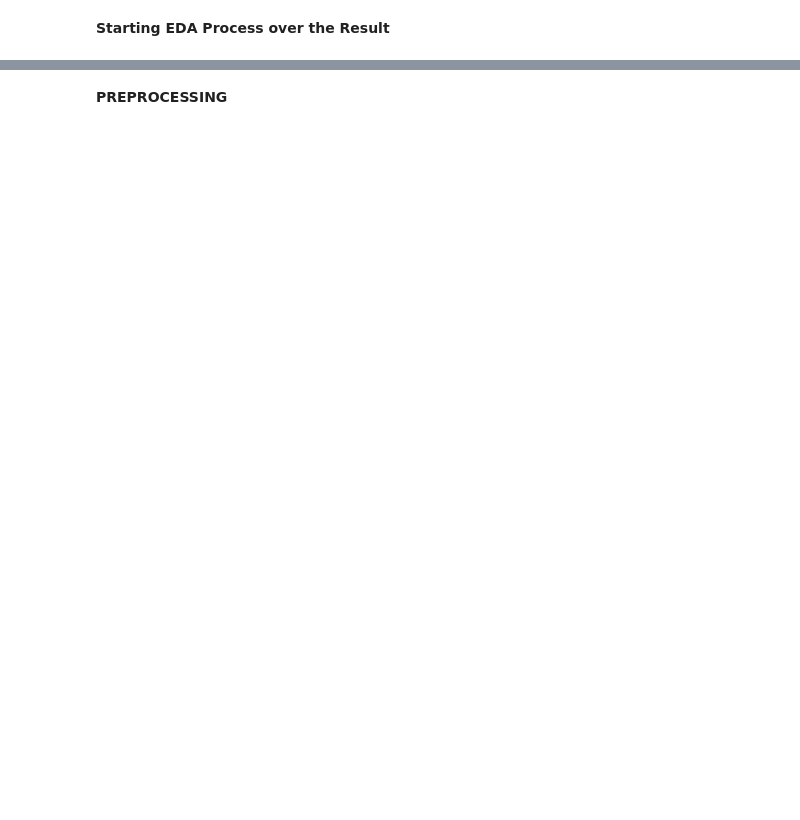
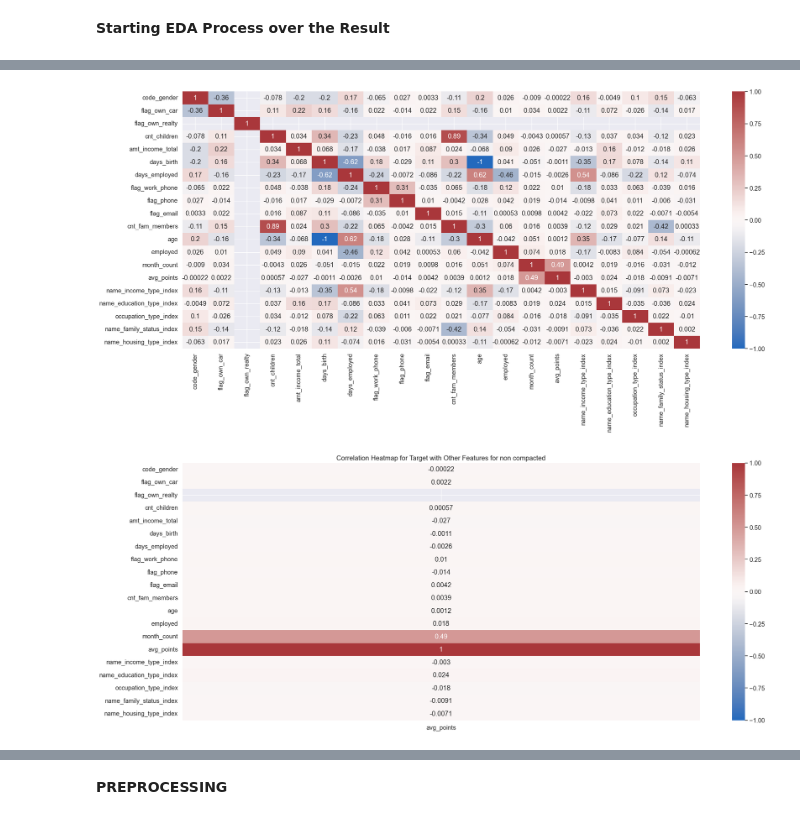
Before and after one commit to leo140803/Credit-Card-Approval-Prediction, a Jupyter notebook: proyek.ipynb, the cells around one changed output, grey strips where cells are left out. Drawn from its saved outputs; the diff is of its cells as text; code cells hidden in the pictures; blank space fills up the shorter version.

```diff
--- a/proyek.ipynb
+++ b/proyek.ipynb
@@ -433,6 +433,6 @@ df_credit_processed = df_credit_processed.groupby('id')\
                             sum('points').alias('sum_points')
                         )
 df_credit_processed = df_credit_processed.withColumn('avg_points', col('sum_points') / col('month_count'))
-df_credit_processed = df_credit_processed.drop('month_count','sum_points')
+df_credit_processed = df_credit_processed.drop('sum_points')
 df_credit_processed.show()
 # %% [output]
@@ -628,0 +630,34 @@ df_joined_processed.select([count(c).alias(c) for c in df_joined_processed.colum
+# %%
+# use string indexer all for the non compacted
+categorical_columns = ['name_income_type','name_education_type','occupation_type','name_family_status','name_housing_type']
+indexers = [StringIndexer(inputCol=col, outputCol=col + "_index") for col in categorical_columns]
+pipeline = Pipeline(stages=indexers)
+df_non_compacted = pipeline.fit(df_joined_processed).transform(df_joined_processed)
+# %%
+# find the correlation matrix without the tuning of the data for non compacted data
+elimination = ['id','name_income_type','name_education_type','occupation_type','name_family_status','name_housing_type']
+included_columns = [col for col in df_non_compacted.columns if col != "label" and col not in elimination]
+
+assembler = VectorAssembler(inputCols=included_columns, outputCol="features")
+df_vector = assembler.transform(df_non_compacted).select("features")
+
+correlation_matrix = Correlation.corr(df_vector, "features").head()[0]
+
+correlation_matrix_np = correlation_matrix.toArray()
+
+
+correlation_df = pd.DataFrame(correlation_matrix_np, index=included_columns, columns=included_columns)
+
+plt.figure(figsize=(25, 10))
+sns.set(font_scale=1.2)
+heat = sns.heatmap(data=correlation_df, annot=True, cmap='vlag', vmin=-1, vmax=1)
+plt.show()
+
+target_correlation = correlation_df["avg_points"]
+
+plt.figure(figsize=(25, 10))
+sns.set(font_scale=1.2)
+heat = sns.heatmap(data=target_correlation.to_frame(), annot=True, cmap='vlag', vmin=-1, vmax=1)
+plt.title('Correlation Heatmap for Target with Other Features for non compacted')
+plt.show()
+# %% [output]
@@ -628,0 +667,2 @@ df_joined_processed.select([count(c).alias(c) for c in df_joined_processed.colum
+[figure, added]
+[figure, added]
```
Also changed, not shown: parts of 34 cells of this notebook.
